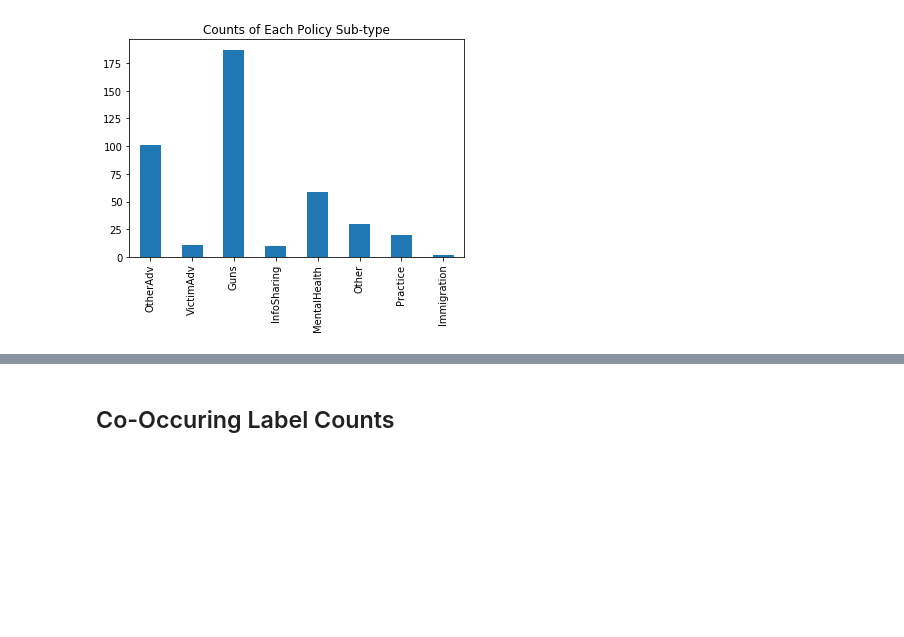
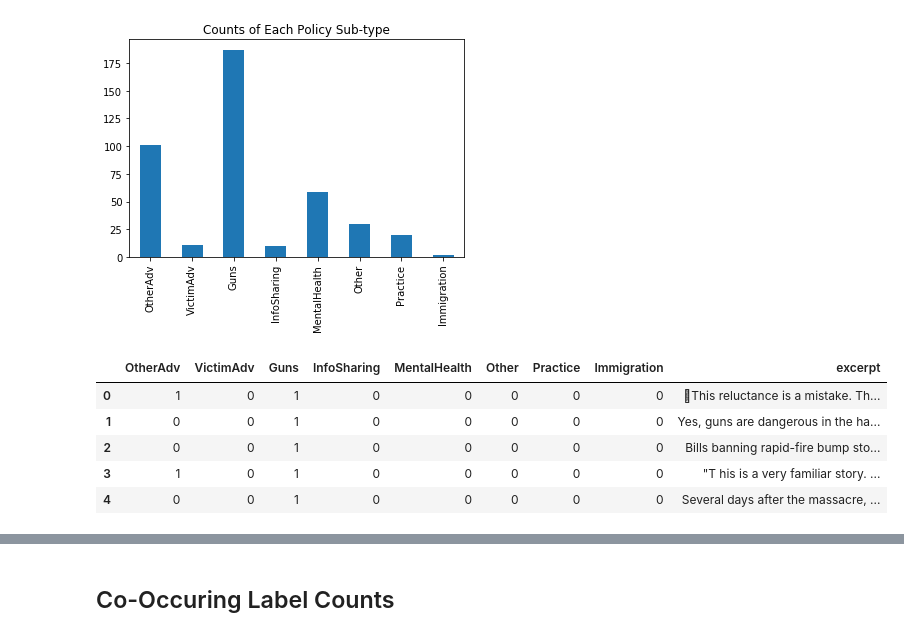
Before and after one commit to anjapago/AnalyzeAccountability, a Jupyter notebook: notebooks/Policy Labels Analysis.ipynb, the cells around one changed output, grey strips where cells are left out. Cells and saved outputs as stored; diff of their text form; code cells hidden in the pictures; blank space fills up the shorter version.

```diff
--- a/notebooks/Policy Labels Analysis.ipynb
+++ b/notebooks/Policy Labels Analysis.ipynb
@@ -179,4 +180,14 @@ plt.title("Counts of Each Policy Sub-type")
 # %% [output]
 Text(0.5, 1.0, 'Counts of Each Policy Sub-type')
 [figure]
+# %%
+full_merged = pd.concat([test_merged, train_merged])
+full_merged.head()
+# %% [output]
+|  | OtherAdv | VictimAdv | Guns | InfoSharing | MentalHealth | Other | Practice | Immigration | excerpt |
+| 0 | 1 | 0 | 1 | 0 | 0 | 0 | 0 | 0 | ﷯This reluctance is a mistake. Th... |
+| 1 | 0 | 0 | 1 | 0 | 0 | 0 | 0 | 0 | Yes, guns are dangerous in the ha... |
+| 2 | 0 | 0 | 1 | 0 | 0 | 0 | 0 | 0 | Bills banning rapid-fire bump sto... |
+| 3 | 1 | 0 | 1 | 0 | 0 | 0 | 0 | 0 | "T his is a very familiar story. ... |
+| 4 | 0 | 0 | 1 | 0 | 0 | 0 | 0 | 0 | Several days after the massacre, ... |
 # %%
```
Also changed, not shown: parts of 25 cells of this notebook, 1 other file.
